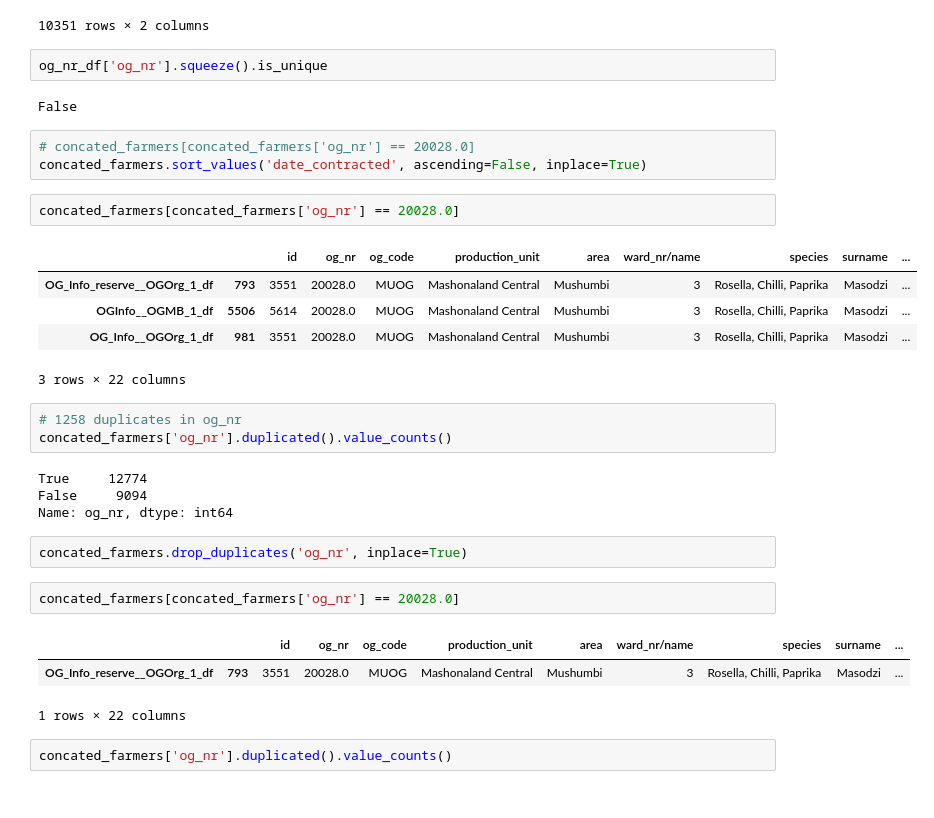
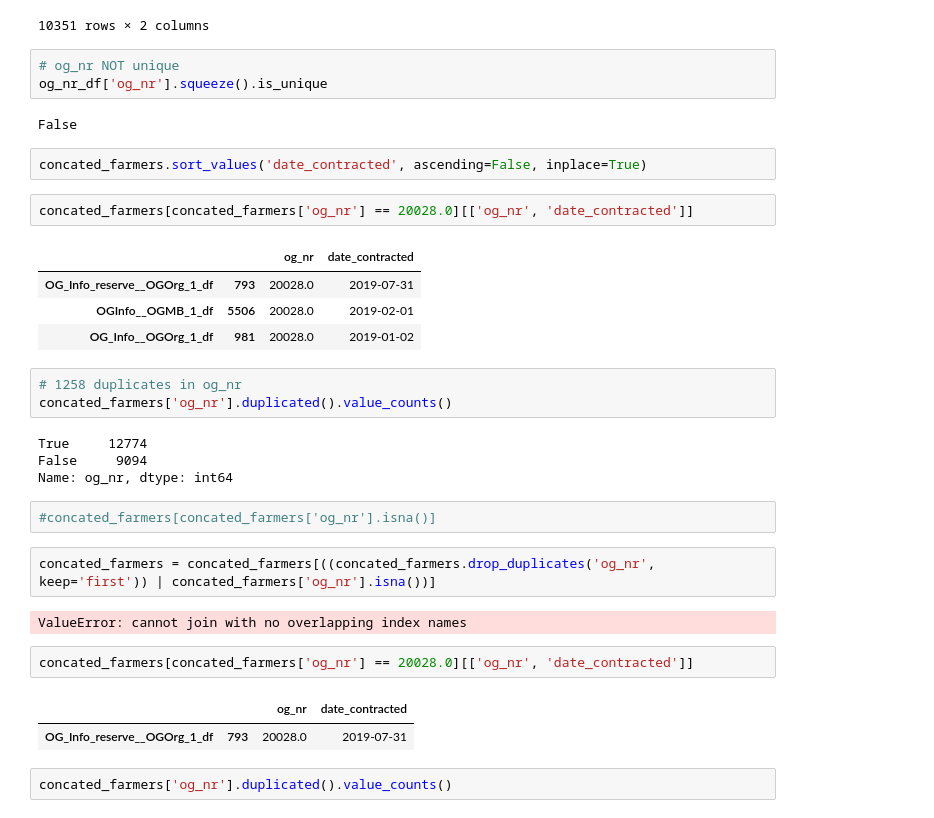
Before and after one commit to Capstone-OrganicAfrica/organic_zimbabwe_eda, a Jupyter notebook: clean_upload_farmers.ipynb, the cells around one changed output. Cells and saved outputs as stored; diff of their text form.

Commit message:
solved problems with wc_nr and og_nr duplicates

```diff
--- a/clean_upload_farmers.ipynb
+++ b/clean_upload_farmers.ipynb
@@ -658,20 +658,19 @@ og_nr_df
 |  | 794 | 14001.0 | 2018-08-30 |
 10351 rows × 2 columns
 # %%
+# og_nr NOT unique
 og_nr_df['og_nr'].squeeze().is_unique
 # %% [output]
 False
 # %%
-# concated_farmers[concated_farmers['og_nr'] == 20028.0]
 concated_farmers.sort_values('date_contracted', ascending=False, inplace=True)
 # %%
-concated_farmers[concated_farmers['og_nr'] == 20028.0]
+concated_farmers[concated_farmers['og_nr'] == 20028.0][['og_nr', 'date_contracted']]
 # %% [output]
-|  |  | id | og_nr | og_code | production_unit | area | ward_nr/name | species | surname | ... |
-| OG_Info_reserve__OGOrg_1_df | 793 | 3551 | 20028.0 | MUOG | Mashonaland Central | Mushumbi | 3 | Rosella, Chilli, Paprika | Masodzi | ... |
-| OGInfo__OGMB_1_df | 5506 | 5614 | 20028.0 | MUOG | Mashonaland Central | Mushumbi | 3 | Rosella, Chilli, Paprika | Masodzi | ... |
-| OG_Info__OGOrg_1_df | 981 | 3551 | 20028.0 | MUOG | Mashonaland Central | Mushumbi | 3 | Rosella, Chilli, Paprika | Masodzi | ... |
+|  |  | og_nr | date_contracted |
+| OG_Info_reserve__OGOrg_1_df | 793 | 20028.0 | 2019-07-31 |
+| OGInfo__OGMB_1_df | 5506 | 20028.0 | 2019-02-01 |
+| OG_Info__OGOrg_1_df | 981 | 20028.0 | 2019-01-02 |
-3 rows × 22 columns
 # %%
 # 1258 duplicates in og_nr
 concated_farmers['og_nr'].duplicated().value_counts()
@@ -679,14 +678,17 @@ concated_farmers['og_nr'].duplicated().value_counts()
 True     12774
 False     9094
 Name: og_nr, dtype: int64
-# %%
-concated_farmers.drop_duplicates('og_nr', inplace=True)
+# %%
+#concated_farmers[concated_farmers['og_nr'].isna()]
+# %%
+concated_farmers = concated_farmers[((concated_farmers.drop_duplicates('og_nr', keep='first')) | concated_farmers['og_nr'].isna())]
+# %% [output]
+ValueError: cannot join with no overlapping index names
 # %%
-concated_farmers[concated_farmers['og_nr'] == 20028.0]
+concated_farmers[concated_farmers['og_nr'] == 20028.0][['og_nr', 'date_contracted']]
 # %% [output]
-|  |  | id | og_nr | og_code | production_unit | area | ward_nr/name | species | surname | ... |
-| OG_Info_reserve__OGOrg_1_df | 793 | 3551 | 20028.0 | MUOG | Mashonaland Central | Mushumbi | 3 | Rosella, Chilli, Paprika | Masodzi | ... |
+|  |  | og_nr | date_contracted |
+| OG_Info_reserve__OGOrg_1_df | 793 | 20028.0 | 2019-07-31 |
-1 rows × 22 columns
 # %%
 concated_farmers['og_nr'].duplicated().value_counts()
 # %% [output]
```
